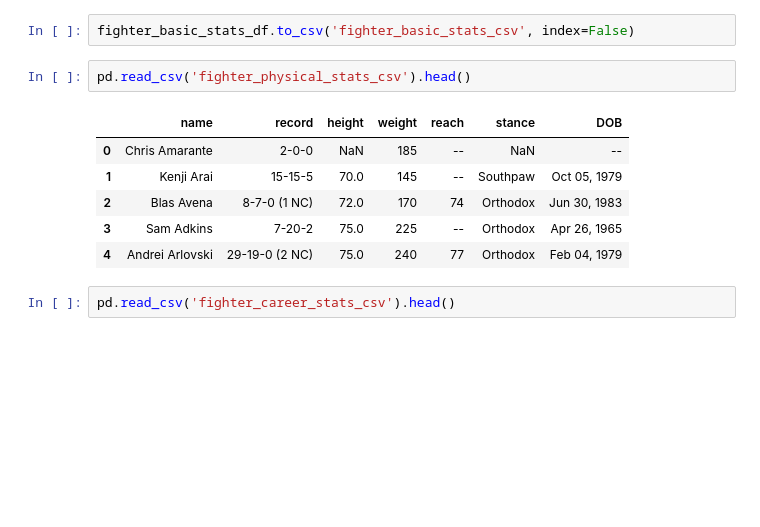
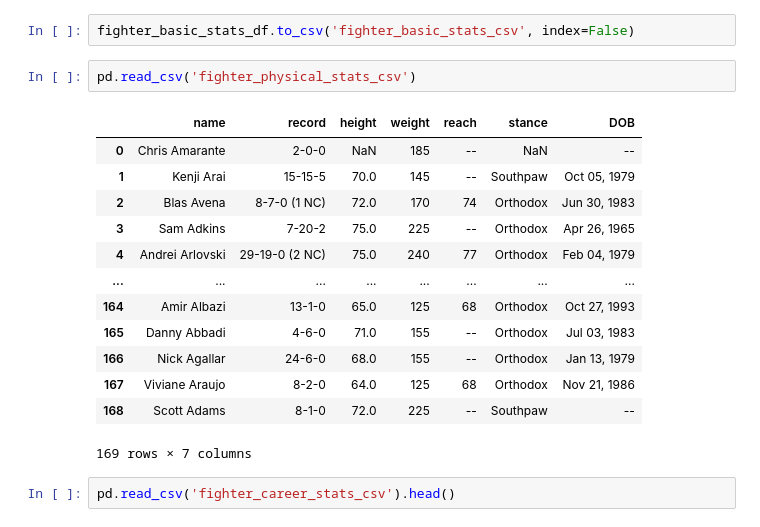
Before and after one commit to Neji128/Creating-a-SQL-Server-via-Web-Scrapping, a Jupyter notebook: data/Web_Scrapping.ipynb, the cells around one changed output. Drawn from its saved outputs; the diff is of its cells as text; blank space fills up the shorter version.

```diff
--- a/data/Web_Scrapping.ipynb
+++ b/data/Web_Scrapping.ipynb
@@ -188,14 +193,21 @@ fighter_basic_stats_df.head()
 # %%
 fighter_basic_stats_df.to_csv('fighter_basic_stats_csv', index=False)
 # %%
-pd.read_csv('fighter_physical_stats_csv').head()
+pd.read_csv('fighter_physical_stats_csv')
 # %% [output]
 |  | name | record | height | weight | reach | stance | DOB |
 | 0 | Chris Amarante | 2-0-0 | NaN | 185 | -- | NaN | -- |
 | 1 | Kenji Arai | 15-15-5 | 70.0 | 145 | -- | Southpaw | Oct 05, 1979 |
 | 2 | Blas Avena | 8-7-0 (1 NC) | 72.0 | 170 | 74 | Orthodox | Jun 30, 1983 |
 | 3 | Sam Adkins | 7-20-2 | 75.0 | 225 | -- | Orthodox | Apr 26, 1965 |
 | 4 | Andrei Arlovski | 29-19-0 (2 NC) | 75.0 | 240 | 77 | Orthodox | Feb 04, 1979 |
+| ... | ... | ... | ... | ... | ... | ... | ... |
+| 164 | Amir Albazi | 13-1-0 | 65.0 | 125 | 68 | Orthodox | Oct 27, 1993 |
+| 165 | Danny Abbadi | 4-6-0 | 71.0 | 155 | -- | Orthodox | Jul 03, 1983 |
+| 166 | Nick Agallar | 24-6-0 | 68.0 | 155 | -- | Orthodox | Jan 13, 1979 |
+| 167 | Viviane Araujo | 8-2-0 | 64.0 | 125 | 68 | Orthodox | Nov 21, 1986 |
+| 168 | Scott Adams | 8-1-0 | 72.0 | 225 | -- | Southpaw | -- |
+169 rows × 7 columns
 # %%
 pd.read_csv('fighter_career_stats_csv').head()
 # %% [output]
```
Also changed, not shown: parts of 31 cells of this notebook, 4 other files.
